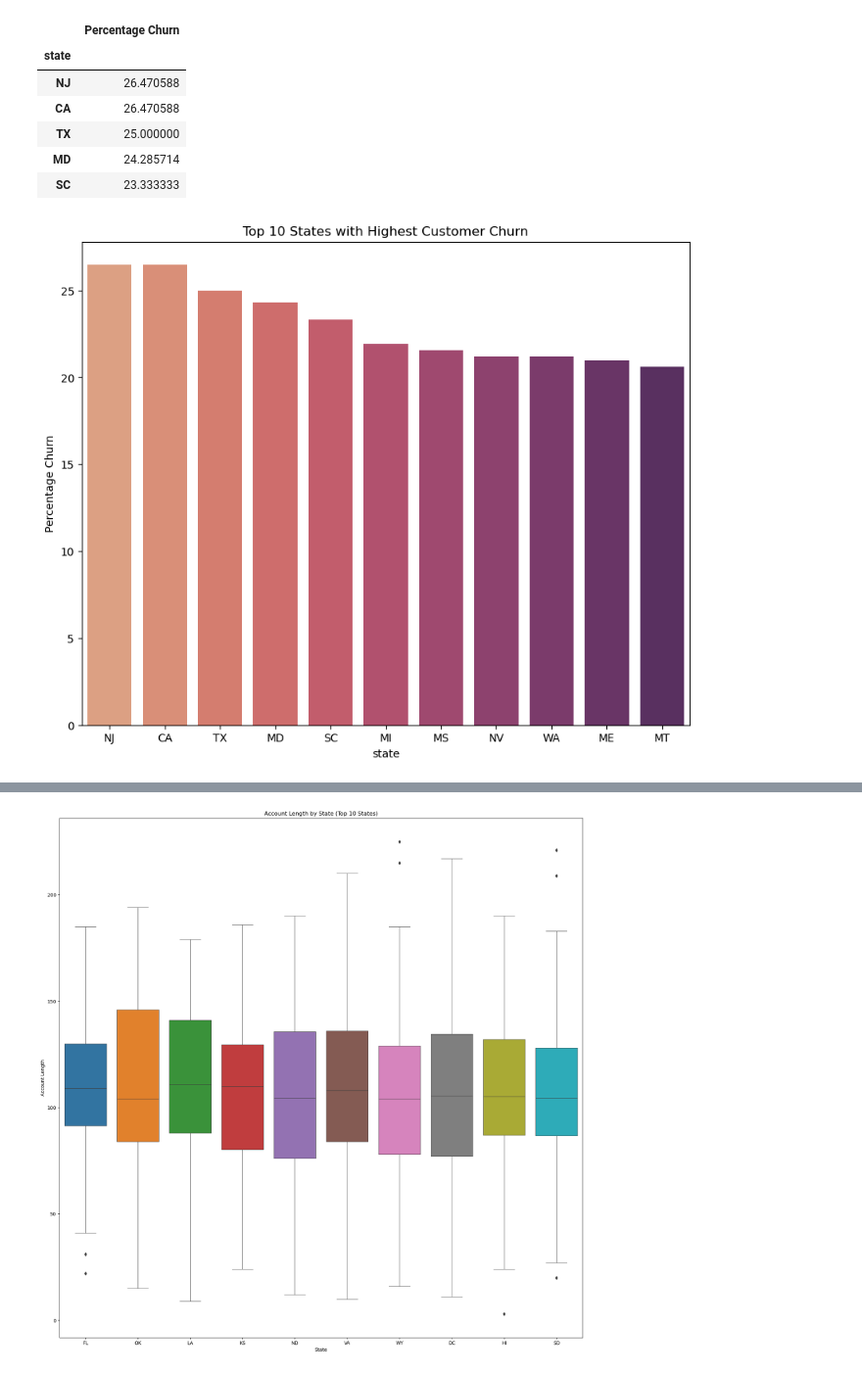
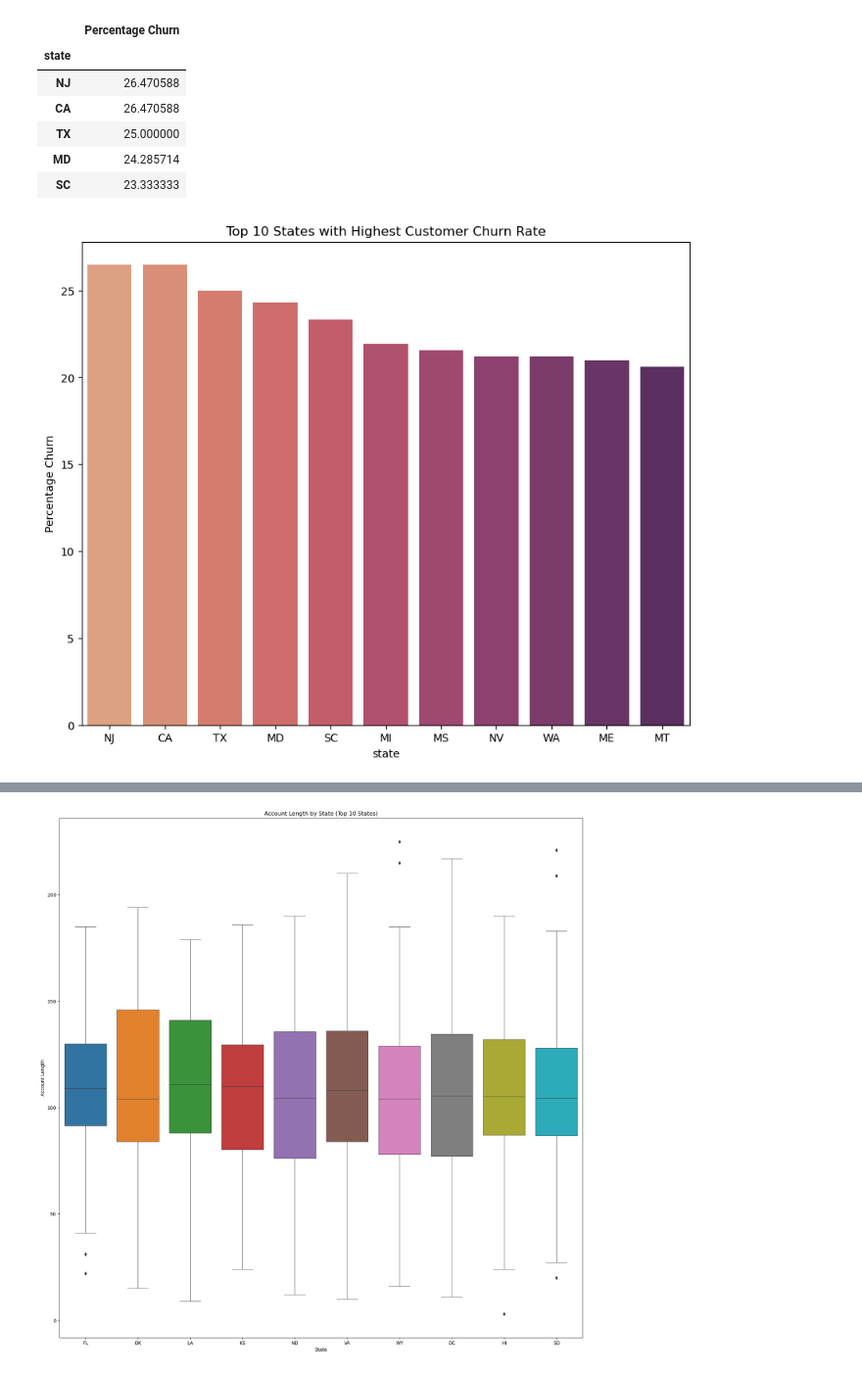
Before and after one commit to georgembugua00/syriatel_customer_churn_project, a Jupyter notebook: notebook.ipynb, the cells around one changed output, grey strips where cells are left out. Shown at 98% size. Cells and saved outputs as stored; diff of their text form; code cells hidden in the pictures.

```diff
--- a/notebook.ipynb
+++ b/notebook.ipynb
@@ -191,9 +193,0 @@ null
-# %%
-# Convert all booleans into binary
-label_encoder = LabelEncoder()
-one_hot_encoder = OneHotEncoder()
-data['churn'] = label_encoder.fit_transform(data['churn'])
-data['international plan'] = label_encoder.fit_transform(data['international plan'])
-data['voice mail plan'] = label_encoder.fit_transform(data['voice mail plan'])
-
-data.head()
@@ -390,8 +410,8 @@ top10.head()
 # %%
 # Visulaize the top 10 States with Customer Churn
 plt.figure(figsize=(10,8))
 sns.barplot(x=top10.index, y='Percentage Churn', data=top10,palette='flare')
-plt.title("Top 10 States with Highest Customer Churn")
+plt.title("Top 10 States with Highest Customer Churn Rate")
 plt.show()
 # %% [output]
-[figure, old version]
+[figure, new version]
```
Also changed, not shown: parts of 30 cells of this notebook.
